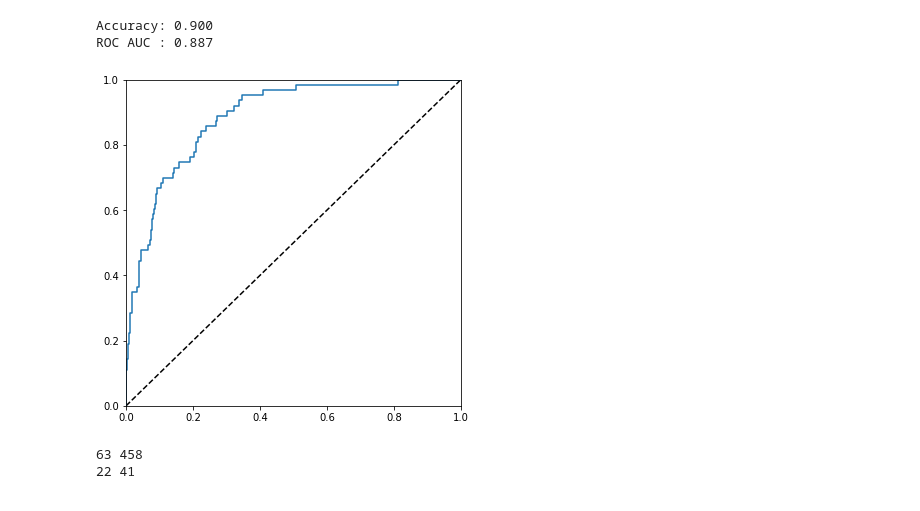
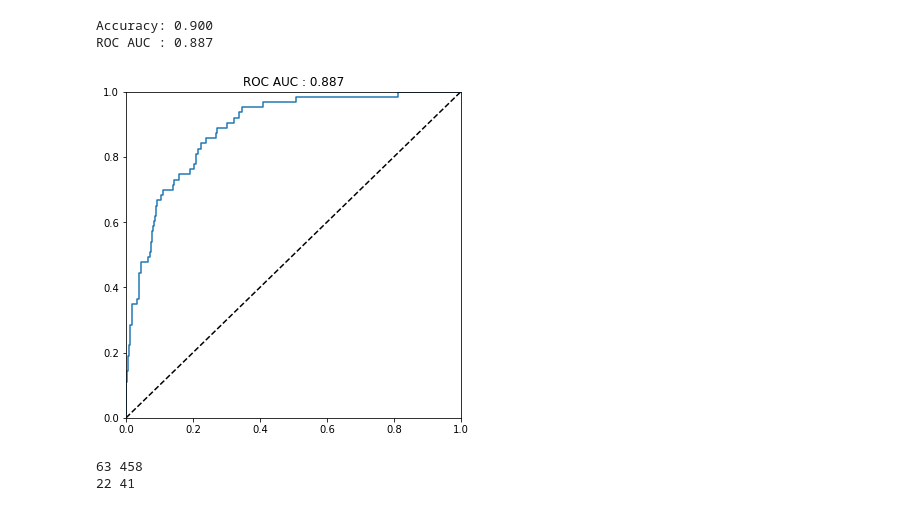
Before and after one commit to makaishi2/sample-data, a Jupyter notebook: notebooks/bank-marketing-autoai-test.ipynb, the cells around one changed output. Cells and saved outputs as stored; diff of their text form; code cells hidden in the pictures.

```diff
--- a/notebooks/bank-marketing-autoai-test.ipynb
+++ b/notebooks/bank-marketing-autoai-test.ipynb
@@ -5,6 +24,10 @@
 # %%
 wml_credentials = {
   "apikey": "xxxx",
+  "iam_apikey_description": "xxxx",
+  "iam_apikey_name": "サービス資格情報-2",
+  "iam_role_crn": "crn:v1:bluemix:public:iam::::serviceRole:Writer",
+  "iam_serviceid_crn": "xxxx",
   "instance_id": "xxxx",
   "url": "https://us-south.ml.cloud.ibm.com"
 }
@@ -192,18 +228,19 @@ ROC AUC : 0.887
 # %%
 # ROC曲線の描画
 
 %matplotlib inline
 import matplotlib.pyplot as plt
 
 plt.figure(figsize=(6,6))
 plt.clf()
 plt.plot([0, 1], [0, 1], 'k--')
 plt.plot(fpr, tpr, label='ROC Curve')
 plt.xlim([0.0, 1.0])
 plt.ylim([0.0, 1.0])
+plt.title("ROC AUC : %0.3f" % roc_auc)
 plt.show()
 # %% [output]
-[figure, old version]
+[figure, new version]
 # %%
 # 正解データの yesとnoの数の計算
 y_count = np.count_nonzero(correct == 'yes')
```
Also changed, not shown: parts of 4 cells of this notebook, 1 other file.
